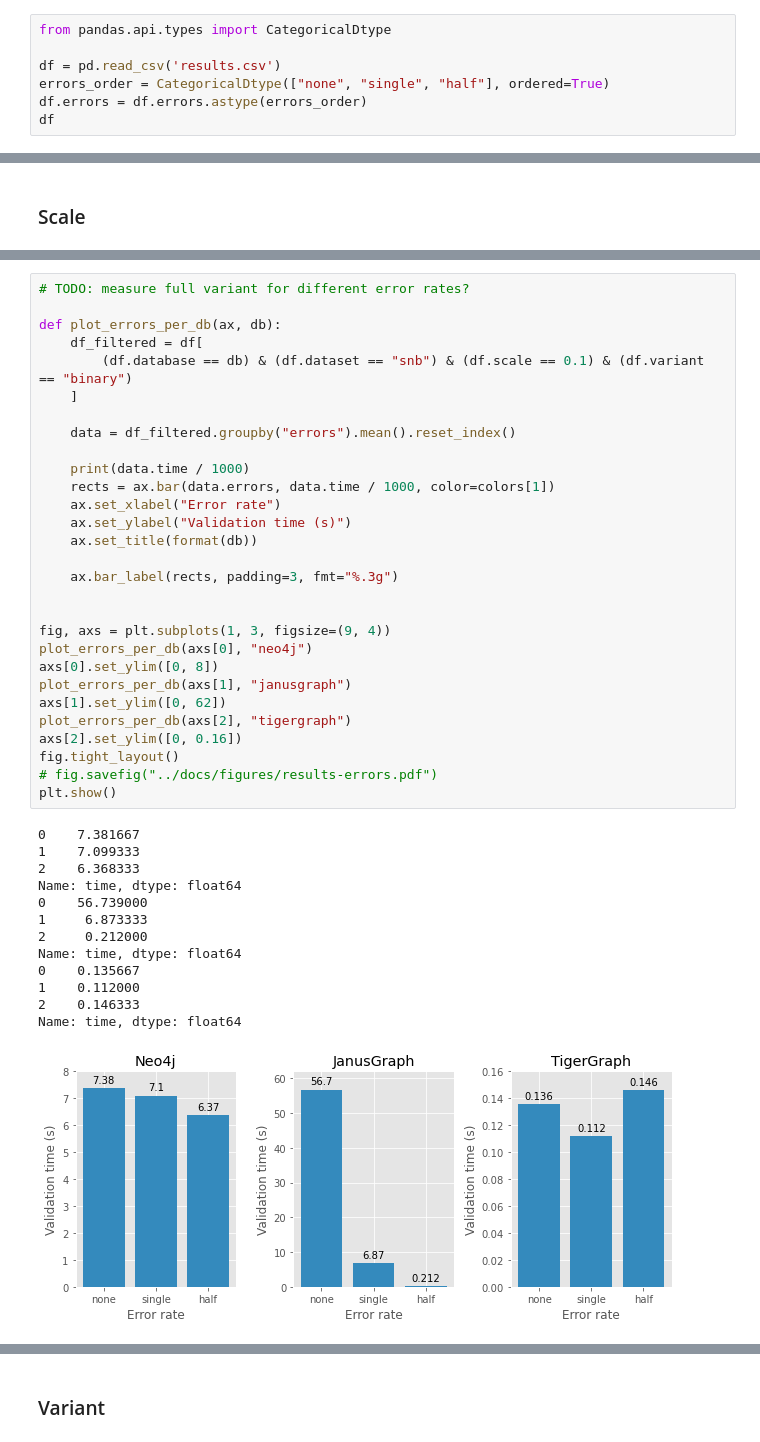
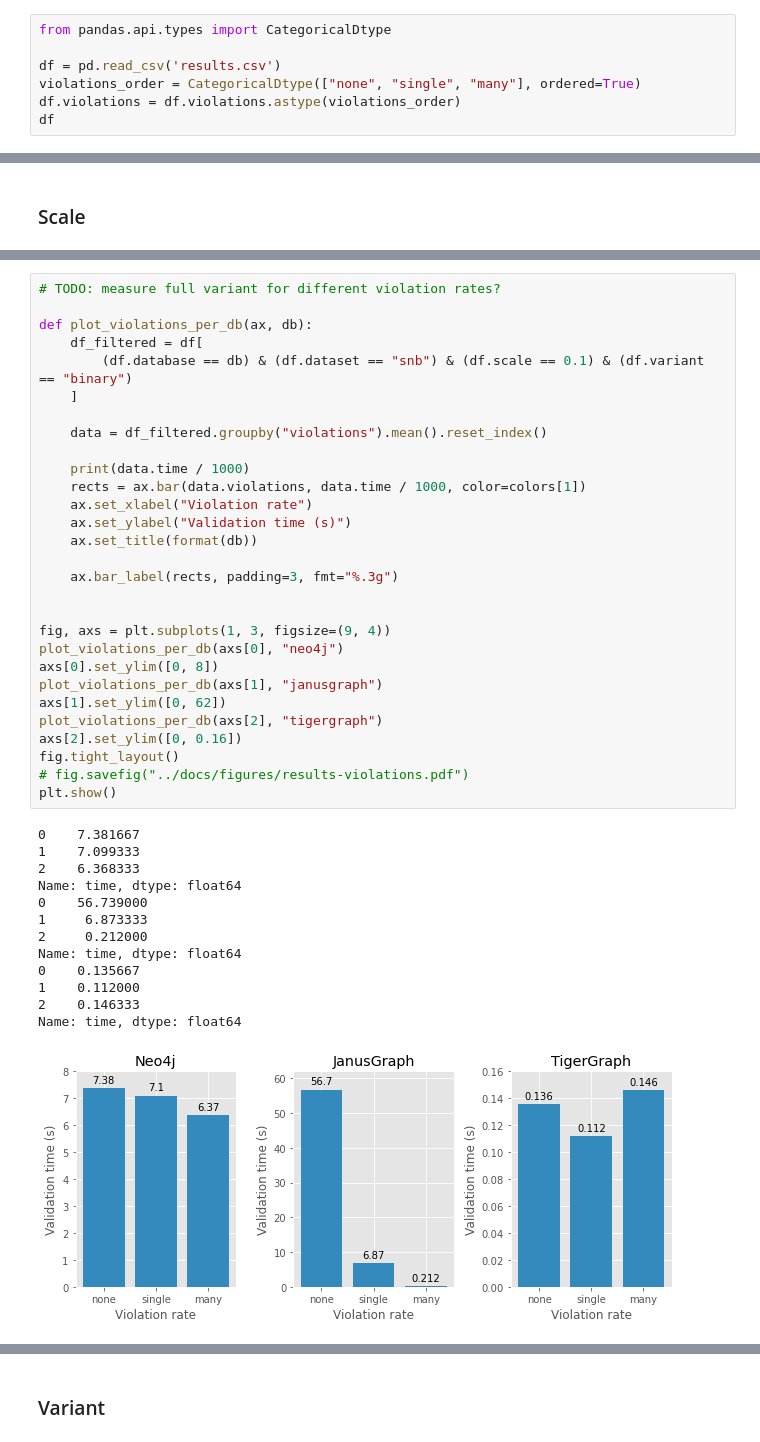
Before and after one commit to nimobeeren/thesis, a Jupyter notebook: analysis/analysis.ipynb, the cells around one changed output, grey strips where cells are left out. Cells and saved outputs as stored; diff of their text form.

Commit message:
rename error rate -> violation rate

```diff
--- a/analysis/analysis.ipynb
+++ b/analysis/analysis.ipynb
@@ -11,7 +11,7 @@ colors = plt.rcParams["axes.prop_cycle"].by_key()["color"]
 from pandas.api.types import CategoricalDtype
 
 df = pd.read_csv('results.csv')
-errors_order = CategoricalDtype(["none", "single", "half"], ordered=True)
-df.errors = df.errors.astype(errors_order)
+violations_order = CategoricalDtype(["none", "single", "many"], ordered=True)
+df.violations = df.violations.astype(violations_order)
 df
 # %% [output]
@@ -105,46 +105,46 @@ plt.show()
 # %%
-# TODO: measure full variant for different error rates?
+# TODO: measure full variant for different violation rates?
 
-def plot_errors_per_db(ax, db):
+def plot_violations_per_db(ax, db):
     df_filtered = df[
         (df.database == db) & (df.dataset == "snb") & (df.scale == 0.1) & (df.variant == "binary")
     ]
 
-    data = df_filtered.groupby("errors").mean().reset_index()
+    data = df_filtered.groupby("violations").mean().reset_index()
 
     print(data.time / 1000)
-    rects = ax.bar(data.errors, data.time / 1000, color=colors[1])
-    ax.set_xlabel("Error rate")
+    rects = ax.bar(data.violations, data.time / 1000, color=colors[1])
+    ax.set_xlabel("Violation rate")
     ax.set_ylabel("Validation time (s)")
     ax.set_title(format(db))
 
     ax.bar_label(rects, padding=3, fmt="%.3g")
 
 
 fig, axs = plt.subplots(1, 3, figsize=(9, 4))
-plot_errors_per_db(axs[0], "neo4j")
+plot_violations_per_db(axs[0], "neo4j")
 axs[0].set_ylim([0, 8])
-plot_errors_per_db(axs[1], "janusgraph")
+plot_violations_per_db(axs[1], "janusgraph")
 axs[1].set_ylim([0, 62])
-plot_errors_per_db(axs[2], "tigergraph")
+plot_violations_per_db(axs[2], "tigergraph")
 axs[2].set_ylim([0, 0.16])
 fig.tight_layout()
-# fig.savefig("../docs/figures/results-errors.pdf")
+# fig.savefig("../docs/figures/results-violations.pdf")
 plt.show()
 # %% [output]
 0    7.381667
 1    7.099333
 2    6.368333
 Name: time, dtype: float64
 0    56.739000
 1     6.873333
 2     0.212000
 Name: time, dtype: float64
 0    0.135667
 1    0.112000
 2    0.146333
 Name: time, dtype: float64
-[figure, old version]
+[figure, new version]
 # %%
 for db in ["neo4j", "janusgraph", "tigergraph"]:
     df_filtered = df[
```
Also changed, not shown: parts of 6 cells of this notebook, 6 other files.
